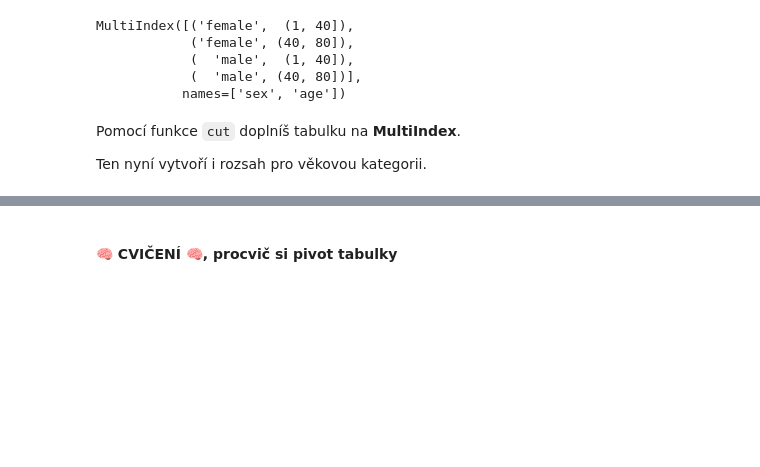
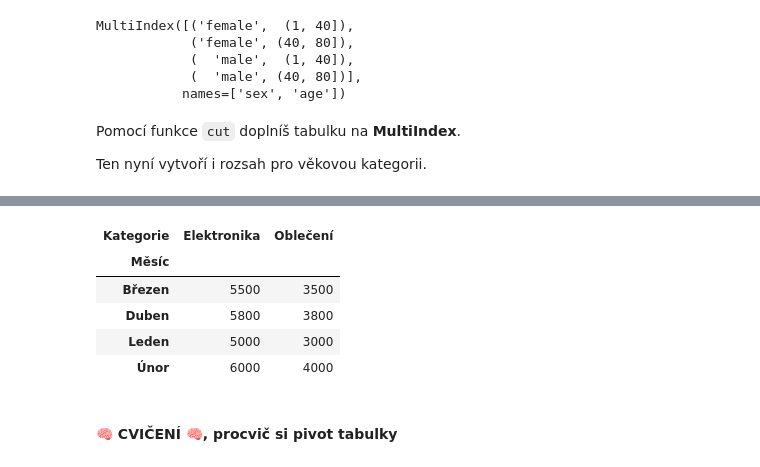
Before and after one commit to Podolinsky80/engeto_data, a Jupyter notebook: lesson03.ipynb, the cells around one changed output, grey strips where cells are left out. Saved outputs shown, nothing was run; the diff lists cells and outputs as text; code cells hidden in the pictures; blank space fills up the shorter version.

```diff
--- a/lesson03.ipynb
+++ b/lesson03.ipynb
@@ -1728,3 +1723,13 @@ Ten nyní vytvoří i rozsah pro věkovou kategorii.
+# %%
+pivot_df = df.pivot_table(index='Měsíc', columns='Kategorie', values='Tržby', aggfunc='sum')
+pivot_df
+# %% [output]
+| Kategorie | Elektronika | Oblečení |
+| Měsíc |  |  |
+| Březen | 5500 | 3500 |
+| Duben | 5800 | 3800 |
+| Leden | 5000 | 3000 |
+| Únor | 6000 | 4000 |
 # %% [markdown]
 <br>
 
```
Also changed, not shown: parts of 6 cells of this notebook.
